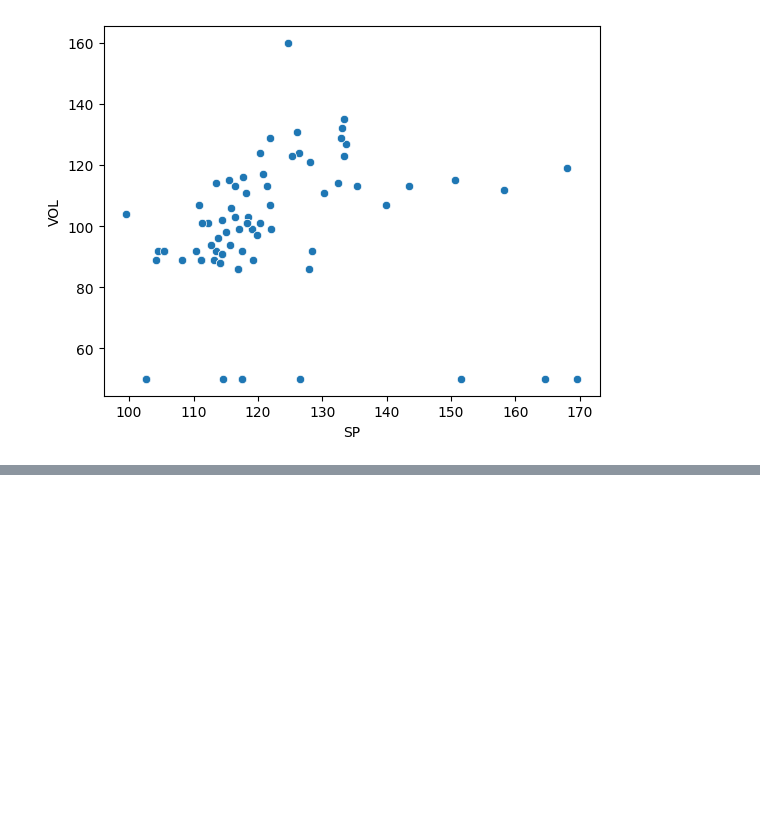
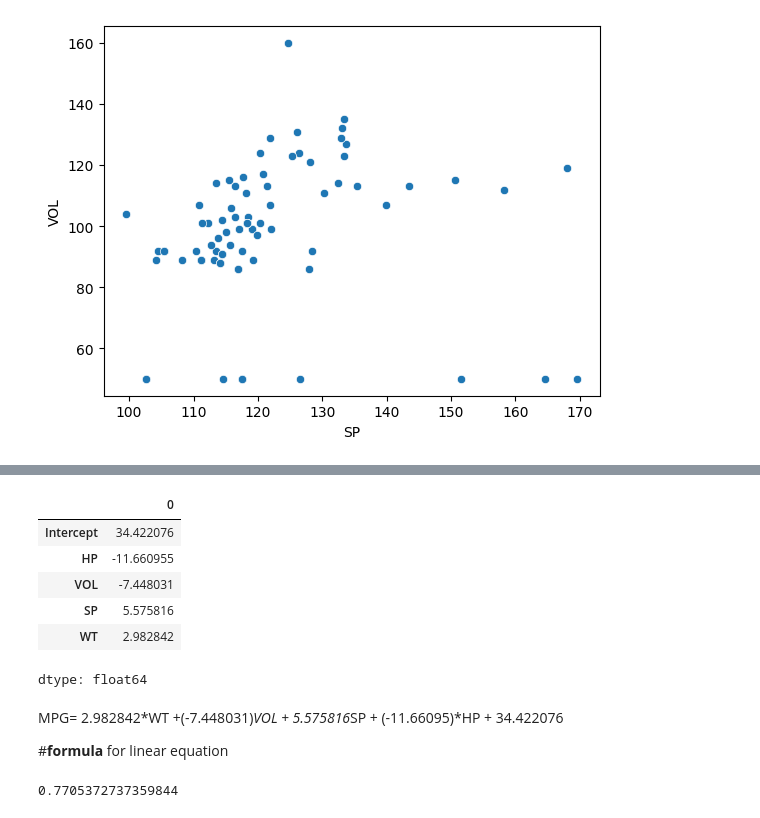
Before and after one commit to NafeesFathima6464/python_ad, a Jupyter notebook: Day25&26.ipynb, the cells around one changed output, grey strips where cells are left out. Drawn from its saved outputs; the diff is of its cells as text; code cells hidden in the pictures; blank space fills up the shorter version.

```diff
--- a/Day25&26.ipynb
+++ b/Day25&26.ipynb
@@ -228,0 +316,21 @@ sns.scatterplot(x="SP",y="VOL",data=cars)
+# %%
+import statsmodels.api as sm
+model=smf.ols("MPG~HP+VOL+SP+WT",data=cars).fit()
+# %%
+model.params
+# %% [output]
+|  | 0 |
+| Intercept | 34.422076 |
+| HP | -11.660955 |
+| VOL | -7.448031 |
+| SP | 5.575816 |
+| WT | 2.982842 |
+dtype: float64
+# %% [markdown]
+MPG= 2.982842*WT +(-7.448031)*VOL + 5.575816*SP + (-11.66095)*HP + 34.422076
+
+#**formula** for linear equation
+# %%
+model.rsquared
+# %% [output]
+0.7705372737359844
```
Also changed, not shown: parts of 11 cells of this notebook.
